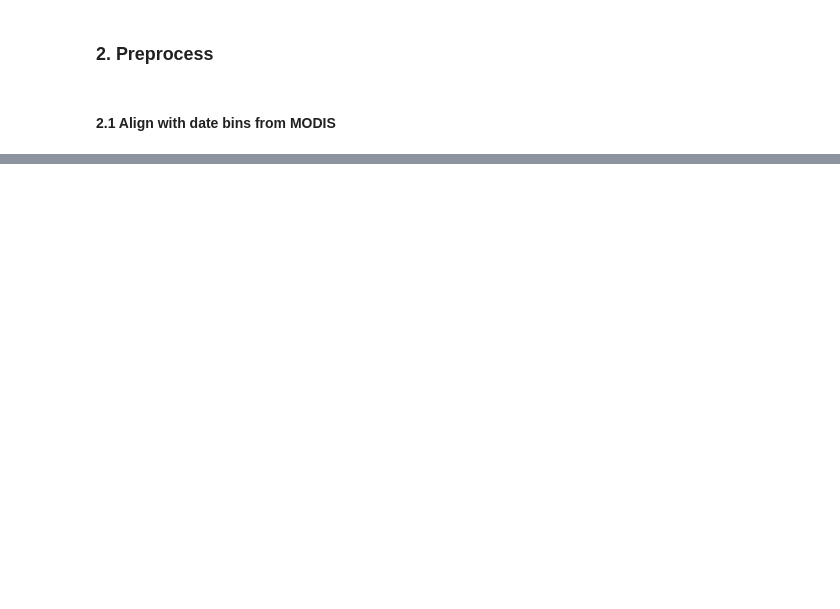
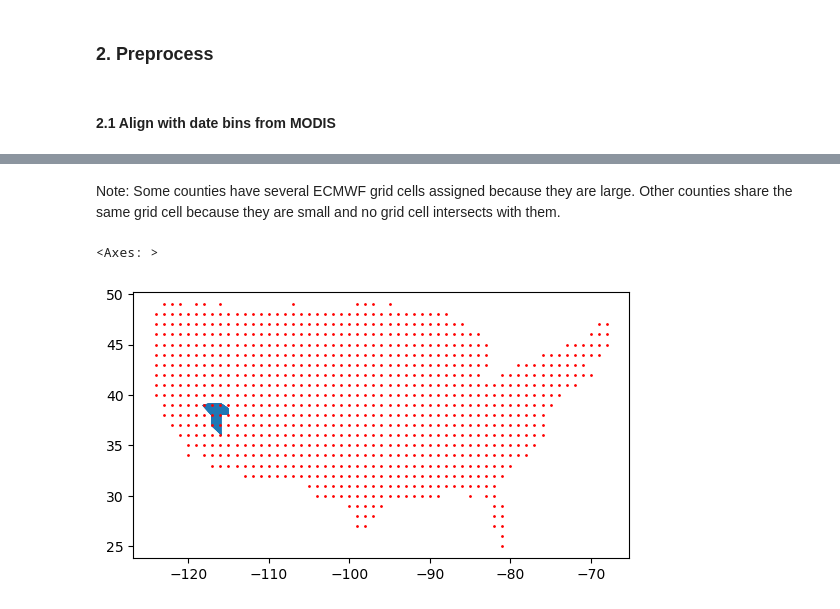
Before and after one commit to ellaampy/seasonal-yield-forecast, a Jupyter notebook: data_preparation/2_ecmwf_preprocessing.ipynb, the cells around one changed output, grey strips where cells are left out. Cells and saved outputs as stored; diff of their text form; code cells hidden in the pictures; blank space fills up the shorter version.

```diff
--- a/data_preparation/2_ecmwf_preprocessing.ipynb
+++ b/data_preparation/2_ecmwf_preprocessing.ipynb
@@ -105,4 +149,0 @@ counties_with_ecmwf.head()
-# %%
-ecmwf_resampled[["latitude", "longitude"]] = ecmwf_resampled["location"].str.split(", ", expand=True).rename(columns={0: "latitude", 1: "longitude"})
-ecmwf_geo = gpd.GeoDataFrame(ecmwf_resampled, geometry=gpd.points_from_xy(ecmwf_resampled["longitude"], ecmwf_resampled["latitude"]))
-ecmwf_geo.head()
@@ -115,0 +154,15 @@ ecmwf_geo.head()
+# %%
+# reproject county polygons from geographic to planar coordinates
+counties_geo_df = us_continental_counties[["GEOID", "geometry"]].to_crs(epsg=32723)
+
+# extract latitude and longitude from location column in ECWMF dataframe
+ecmwf_unique_lat_lon = ecmwf_resampled["location"].str.split(", ", expand=True).rename(columns={0: "latitude", 1: "longitude"}).drop_duplicates().reset_index(drop=True)
+
+# convert ECMWF lat-lon pairs to geodataframe
+ecmwf_unique_lat_lon_geo_df = gpd.GeoDataFrame(ecmwf_unique_lat_lon, geometry=gpd.points_from_xy(ecmwf_unique_lat_lon["longitude"], ecmwf_unique_lat_lon["latitude"]), crs="EPSG:4326").to_crs(epsg=32723)
+
+# spatial join of county polygons to ECMWF lat-lon pairs
+county_shapes_to_ecmwf_grids = gpd.sjoin_nearest(counties_geo_df, ecmwf_unique_lat_lon_geo_df, how="left")
+
+# preview
+county_shapes_to_ecmwf_grids.head()
@@ -115,0 +176,8 @@ ecmwf_geo.head()
+# %% [markdown]
+Note: Some counties have several ECMWF grid cells assigned because they are large. Other counties share the same grid cell because they are small and no grid cell intersects with them.
+# %%
+ax = county_shapes_to_ecmwf_grids.loc[county_shapes_to_ecmwf_grids["GEOID"] == "32023"].to_crs(4326).plot()
+ecmwf_unique_lat_lon_geo_df.to_crs(4326).plot(ax=ax, color="red", markersize=1)
+# %% [output]
+<Axes: >
+[figure, added]
```
Also changed, not shown: parts of 21 cells of this notebook, 1 other file.
